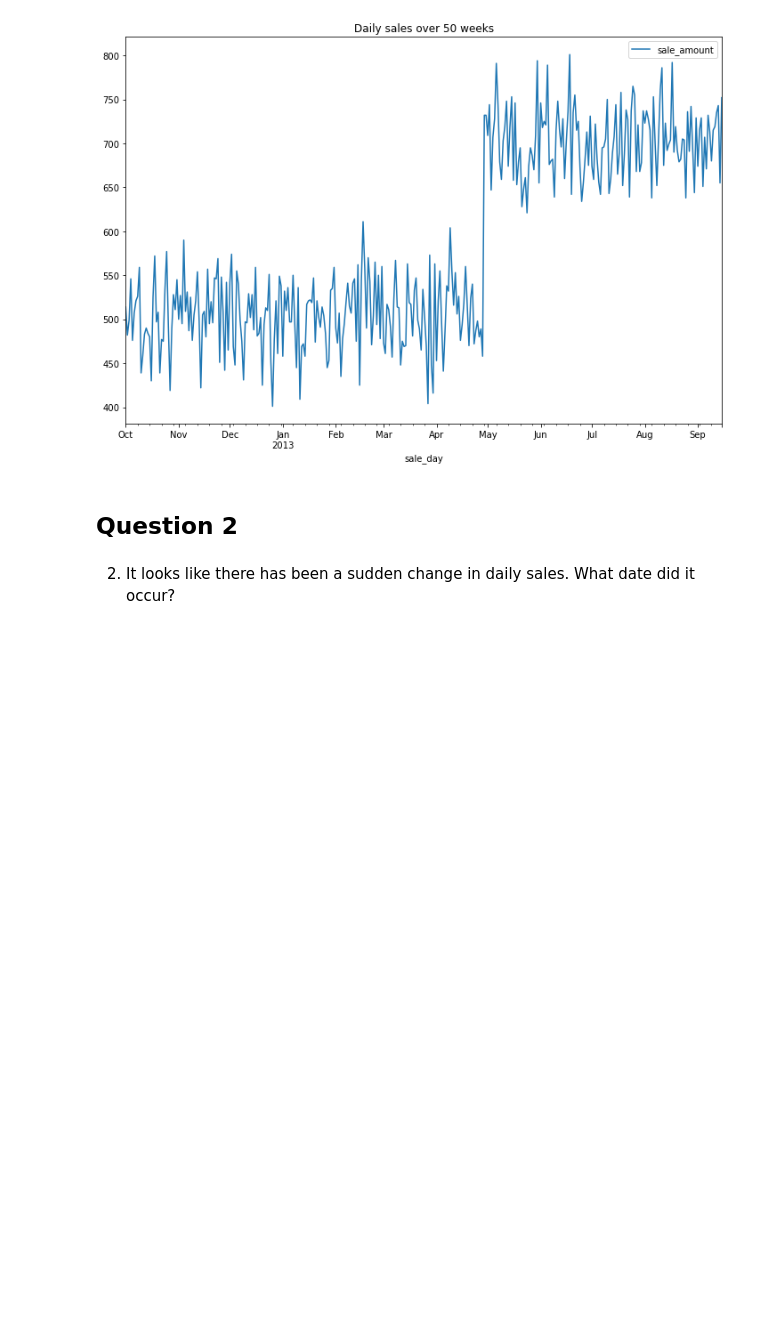
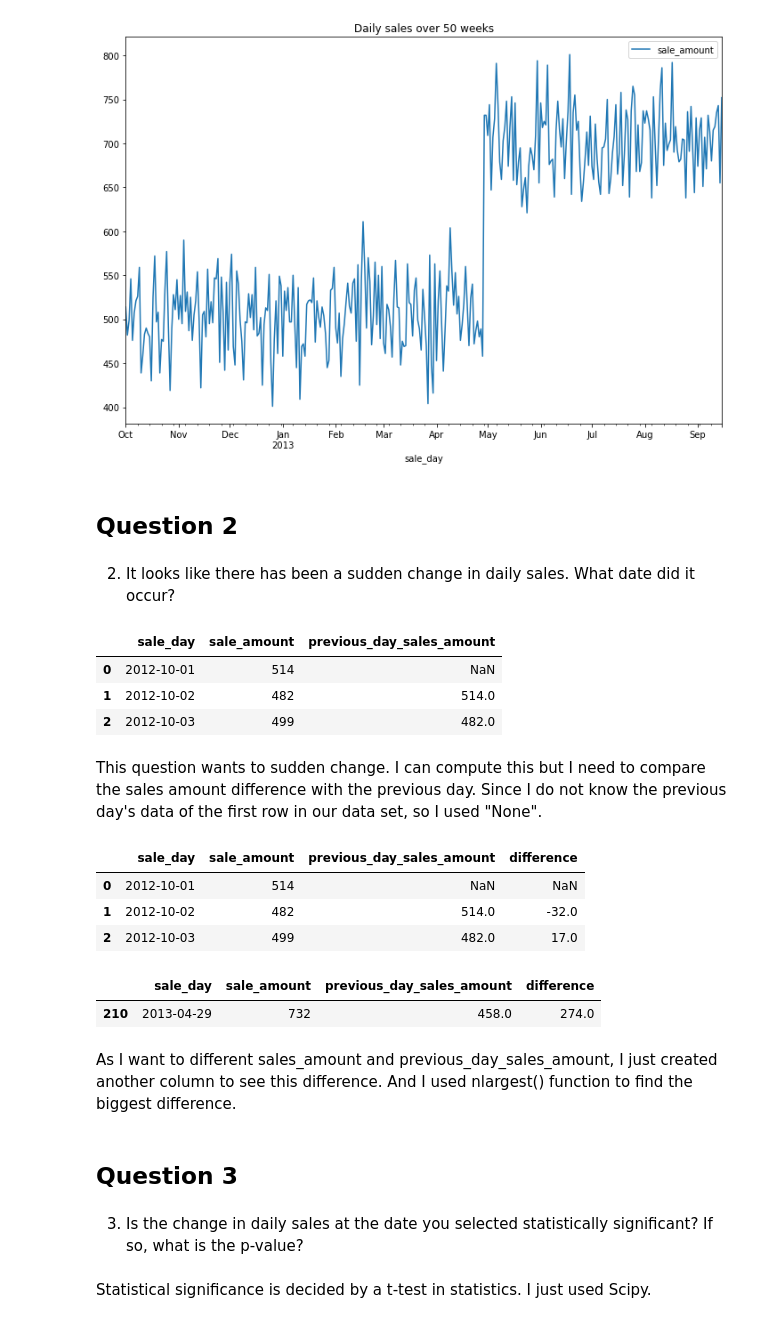
Before and after one commit to tugceturkkal/Data-Projects, a Jupyter notebook: Sales Data Analysis.ipynb, the cells around one changed output. Cells and saved outputs as stored; diff of their text form; code cells hidden in the pictures; blank space fills up the shorter version.

```diff
--- a/Sales Data Analysis.ipynb
+++ b/Sales Data Analysis.ipynb
@@ -140,3 +144,35 @@ daily_sales.plot(x = 'sale_day', y = 'sale_amount', figsize = (12,8), title = "D
 ## Question 2
 # %% [markdown]
 2. It looks like there has been a sudden change in daily sales. What date did it occur?
+# %%
+data_question_2 = daily_sales.copy()
+data_question_2['previous_day_sales_amount'] = [None] + daily_sales['sale_amount'].to_list()[:-1]
+data_question_2.head(3)
+# %% [output]
+|  | sale_day | sale_amount | previous_day_sales_amount |
+| 0 | 2012-10-01 | 514 | NaN |
+| 1 | 2012-10-02 | 482 | 514.0 |
+| 2 | 2012-10-03 | 499 | 482.0 |
+# %% [markdown]
+This question wants to sudden change. I can compute this but I need to compare the sales amount difference with the previous day. Since I do not know the previous day's data of the first row in our data set, so I used "None".
+# %%
+data_question_2['difference'] = data_question_2['sale_amount'] - data_question_2['previous_day_sales_amount']
+data_question_2.head(3)
+# %% [output]
+|  | sale_day | sale_amount | previous_day_sales_amount | difference |
+| 0 | 2012-10-01 | 514 | NaN | NaN |
+| 1 | 2012-10-02 | 482 | 514.0 | -32.0 |
+| 2 | 2012-10-03 | 499 | 482.0 | 17.0 |
+# %%
+data_question_2.nlargest(1, 'difference')
+# %% [output]
+|  | sale_day | sale_amount | previous_day_sales_amount | difference |
+| 210 | 2013-04-29 | 732 | 458.0 | 274.0 |
+# %% [markdown]
+As I want to different sales_amount and previous_day_sales_amount, I just created another column to see this difference. And I used nlargest() function to find the biggest difference.
+# %% [markdown]
+## Question 3
+# %% [markdown]
+3. Is the change in daily sales at the date you selected statistically significant? If so, what is the p-value?
+# %% [markdown]
+Statistical significance is decided by a t-test in statistics. I just used Scipy.
```
Also changed, not shown: parts of 21 cells of this notebook.
